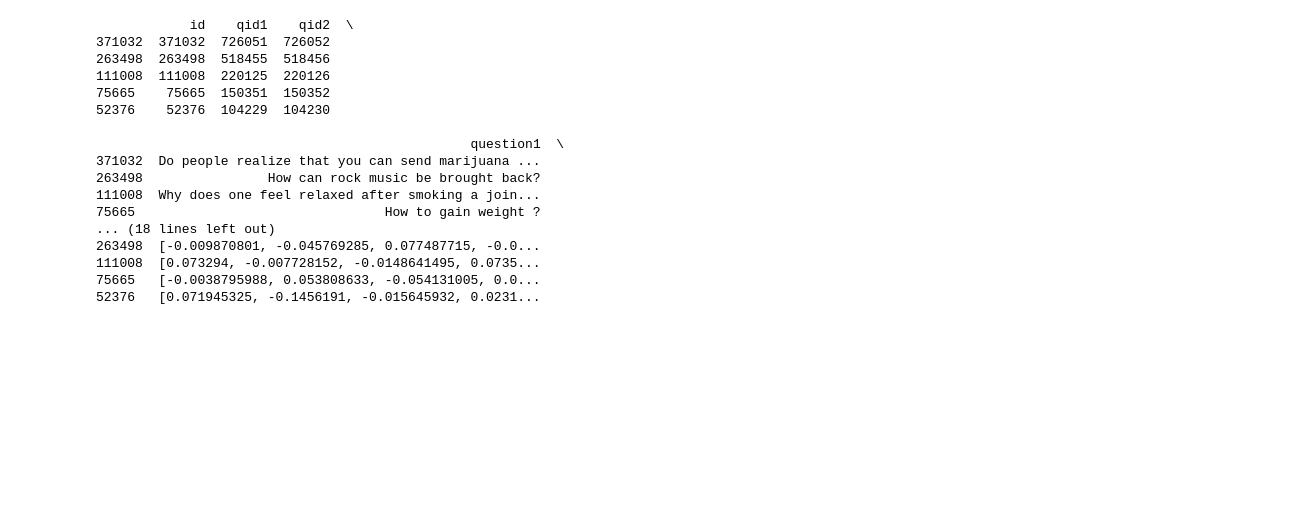
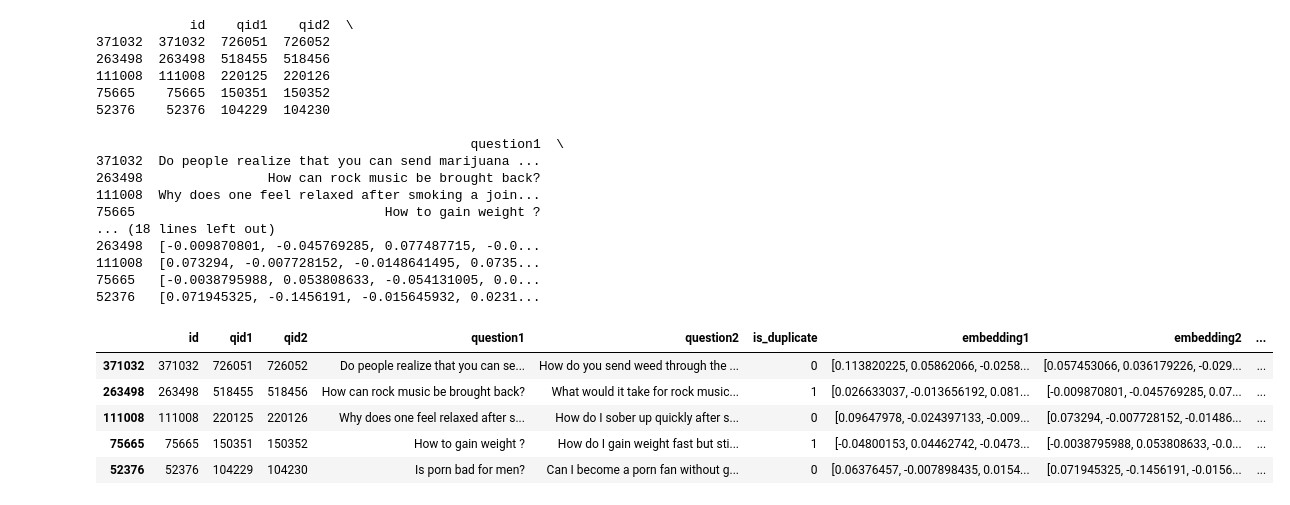
Before and after one commit to jatin-reddy/Semantic_Similarity_NLP, a Jupyter notebook: Semantic_Similarity.ipynb, the cells around one changed output. Cells and saved outputs as stored; diff of their text form; code cells hidden in the pictures; blank space fills up the shorter version.

```diff
--- a/Semantic_Similarity.ipynb
+++ b/Semantic_Similarity.ipynb
@@ -169,0 +180,9 @@ print(df_sample.head())
+# %%
+df_sample.head()
+# %% [output]
+|  | id | qid1 | qid2 | question1 | question2 | is_duplicate | embedding1 | embedding2 | ... |
+| 371032 | 371032 | 726051 | 726052 | Do people realize that you can se... | How do you send weed through the ... | 0 | [0.113820225, 0.05862066, -0.0258... | [0.057453066, 0.036179226, -0.029... | ... |
+| 263498 | 263498 | 518455 | 518456 | How can rock music be brought back? | What would it take for rock music... | 1 | [0.026633037, -0.013656192, 0.081... | [-0.009870801, -0.045769285, 0.07... | ... |
+| 111008 | 111008 | 220125 | 220126 | Why does one feel relaxed after s... | How do I sober up quickly after s... | 0 | [0.09647978, -0.024397133, -0.009... | [0.073294, -0.007728152, -0.01486... | ... |
+| 75665 | 75665 | 150351 | 150352 | How to gain weight ? | How do I gain weight fast but sti... | 1 | [-0.04800153, 0.04462742, -0.0473... | [-0.0038795988, 0.053808633, -0.0... | ... |
+| 52376 | 52376 | 104229 | 104230 | Is porn bad for men? | Can I become a porn fan without g... | 0 | [0.06376457, -0.007898435, 0.0154... | [0.071945325, -0.1456191, -0.0156... | ... |
```
Also changed, not shown: parts of 2 cells of this notebook.
